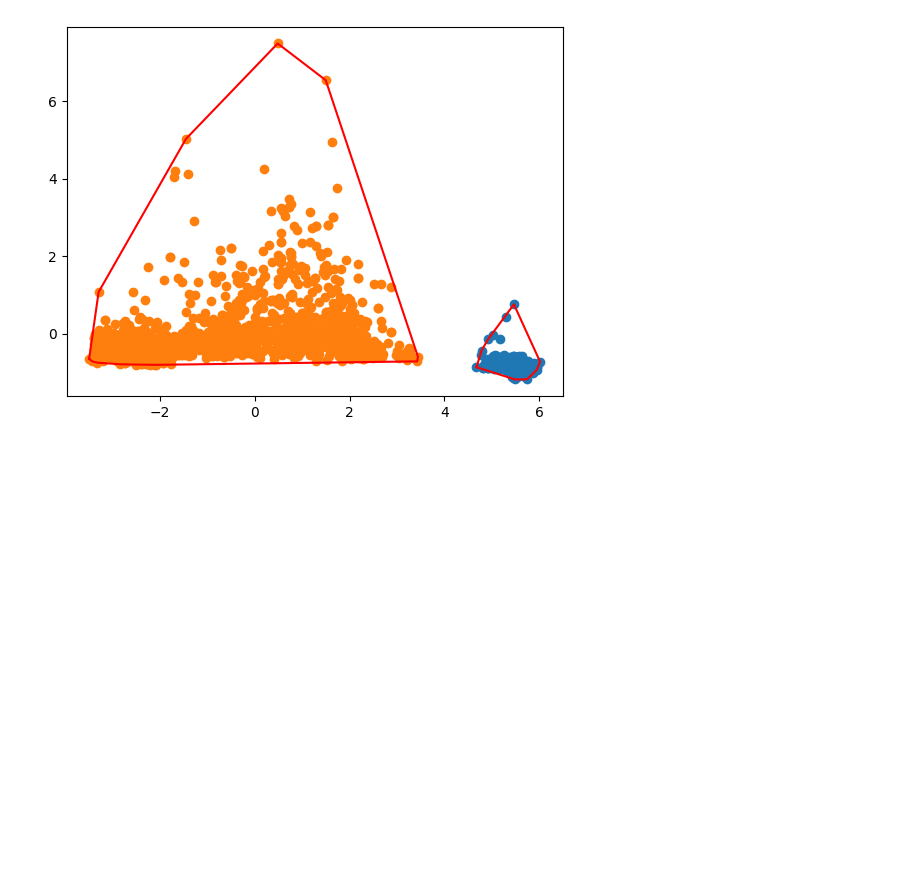
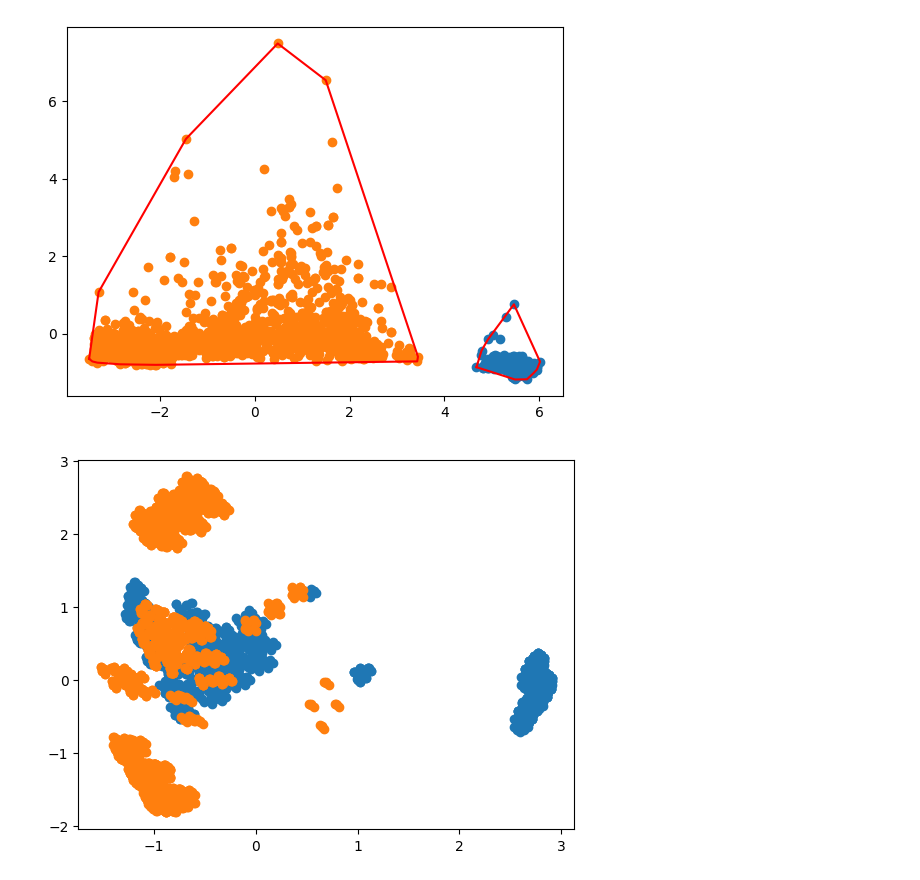
Before and after one commit to MFreyaG/Machine-learning-with-convex-hull, a Jupyter notebook: tp1_alg2.ipynb, the cells around one changed output. Saved outputs shown, nothing was run; the diff lists cells and outputs as text; code cells hidden in the pictures; blank space fills up the shorter version.

Commit message:
mushroom dataset added

```diff
--- a/tp1_alg2.ipynb
+++ b/tp1_alg2.ipynb
@@ -320,3 +320,30 @@ plt.plot(other_hull_points_arr[0],other_hull_points_arr[1], color="red")
 plt.show()
 # %% [output]
 [figure]
+# %%
+mushroom_df = pd.read_csv('datasets/mushroom.csv')
+mushroom_df.head()
+
+mushroom_type = mushroom_df['Class']
+mushroom_df.drop(columns=['Class'], inplace=True)
+
+mushroom_reduced = PCA(n_components=2).fit_transform(mushroom_df)
+
+index=0
+p_mushroom = []
+e_mushroom = []
+for mushroom in mushroom_type:
+    if mushroom == 'p':
+        p_mushroom.append(mushroom_reduced[index])
+    else:
+        e_mushroom.append(mushroom_reduced[index])
+    index+=1
+
+p_mushroom_arr = np.array(p_mushroom)
+e_mushroom_arr = np.array(e_mushroom)
+
+plt.scatter(p_mushroom_arr[:,0],p_mushroom_arr[:,1])
+plt.scatter(e_mushroom_arr[:,0], e_mushroom_arr[:,1])
+plt.show()
+# %% [output]
+[figure, added]
```
Also changed, not shown: 1 other file.
